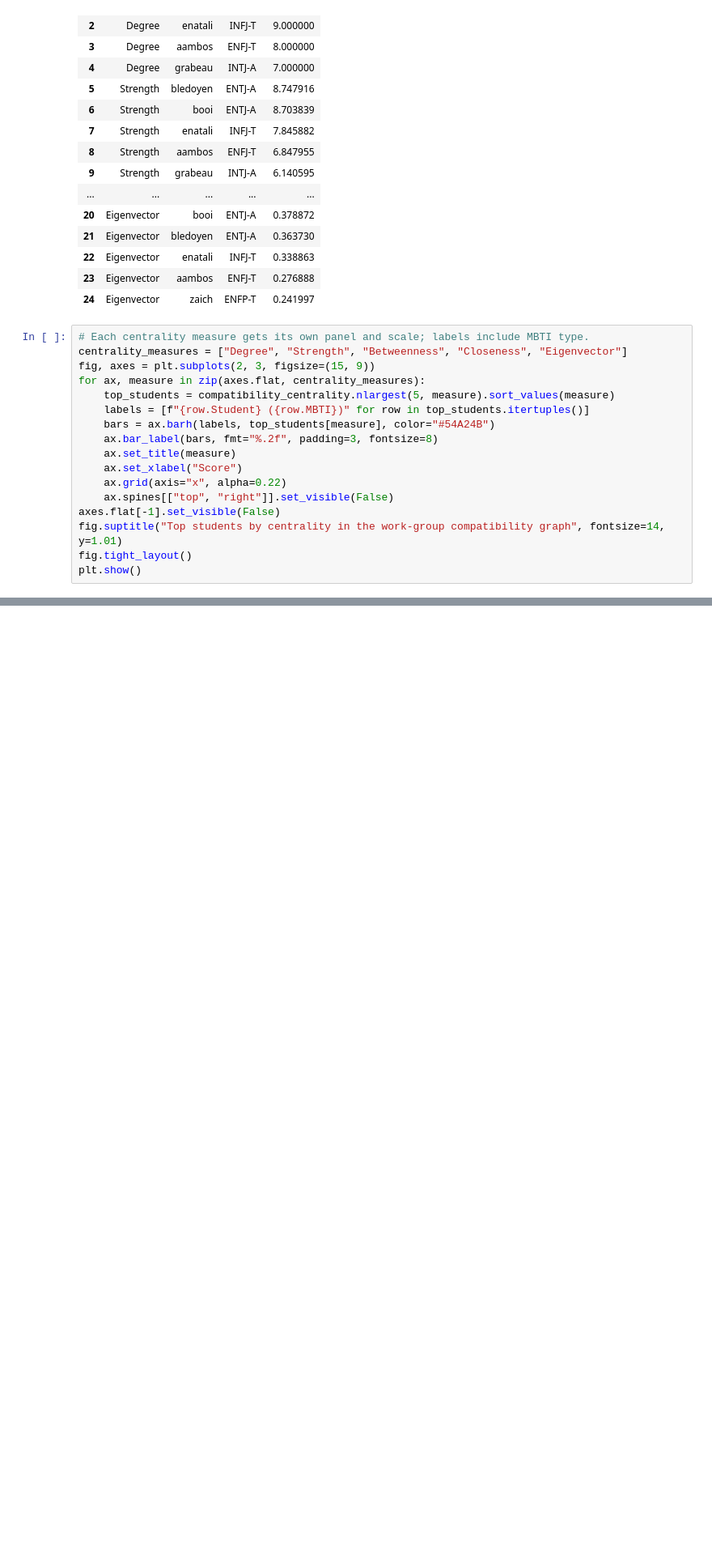
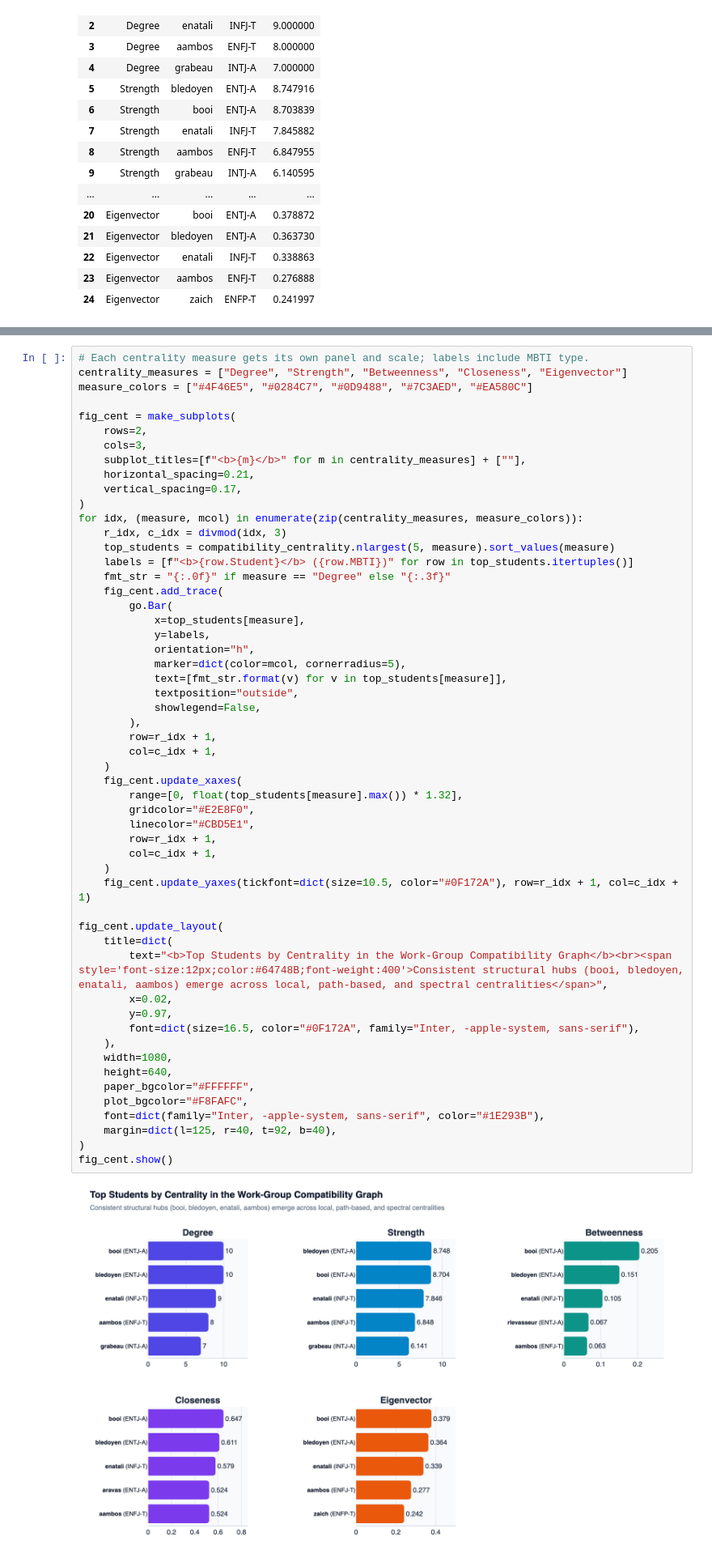
Before and after one commit to Waxguillermo/mbti-graph-analytics, a Jupyter notebook: base_notebook.ipynb, the cells around one changed output, grey strips where cells are left out. Shown at 81% size. Drawn from its saved outputs; the diff is of its cells as text; blank space fills up the shorter version.

```diff
--- a/base_notebook.ipynb
+++ b/base_notebook.ipynb
@@ -684,20 +1060,3 @@ display(top_compatibility_centrality)
 | 22 | Eigenvector | enatali | INFJ-T | 0.338863 |
 | 23 | Eigenvector | aambos | ENFJ-T | 0.276888 |
 | 24 | Eigenvector | zaich | ENFP-T | 0.241997 |
-# %%
-# Each centrality measure gets its own panel and scale; labels include MBTI type.
-centrality_measures = ["Degree", "Strength", "Betweenness", "Closeness", "Eigenvector"]
-fig, axes = plt.subplots(2, 3, figsize=(15, 9))
-for ax, measure in zip(axes.flat, centrality_measures):
-    top_students = compatibility_centrality.nlargest(5, measure).sort_values(measure)
-    labels = [f"{row.Student} ({row.MBTI})" for row in top_students.itertuples()]
-    bars = ax.barh(labels, top_students[measure], color="#54A24B")
-    ax.bar_label(bars, fmt="%.2f", padding=3, fontsize=8)
-    ax.set_title(measure)
-    ax.set_xlabel("Score")
-    ax.grid(axis="x", alpha=0.22)
-    ax.spines[["top", "right"]].set_visible(False)
-axes.flat[-1].set_visible(False)
-fig.suptitle("Top students by centrality in the work-group compatibility graph", fontsize=14, y=1.01)
-fig.tight_layout()
-plt.show()
@@ -706,3 +1063,59 @@ plt.show()
+# %%
+# Each centrality measure gets its own panel and scale; labels include MBTI type.
+centrality_measures = ["Degree", "Strength", "Betweenness", "Closeness", "Eigenvector"]
+measure_colors = ["#4F46E5", "#0284C7", "#0D9488", "#7C3AED", "#EA580C"]
+
+fig_cent = make_subplots(
+    rows=2,
+    cols=3,
+    subplot_titles=[f"<b>{m}</b>" for m in centrality_measures] + [""],
+    horizontal_spacing=0.21,
+    vertical_spacing=0.17,
+)
+for idx, (measure, mcol) in enumerate(zip(centrality_measures, measure_colors)):
+    r_idx, c_idx = divmod(idx, 3)
+    top_students = compatibility_centrality.nlargest(5, measure).sort_values(measure)
+    labels = [f"<b>{row.Student}</b> ({row.MBTI})" for row in top_students.itertuples()]
+    fmt_str = "{:.0f}" if measure == "Degree" else "{:.3f}"
+    fig_cent.add_trace(
+        go.Bar(
+            x=top_students[measure],
+            y=labels,
+            orientation="h",
+            marker=dict(color=mcol, cornerradius=5),
+            text=[fmt_str.format(v) for v in top_students[measure]],
+            textposition="outside",
+            showlegend=False,
+        ),
+        row=r_idx + 1,
+        col=c_idx + 1,
+    )
+    fig_cent.update_xaxes(
+        range=[0, float(top_students[measure].max()) * 1.32],
+        gridcolor="#E2E8F0",
+        linecolor="#CBD5E1",
+        row=r_idx + 1,
+        col=c_idx + 1,
+    )
+    fig_cent.update_yaxes(tickfont=dict(size=10.5, color="#0F172A"), row=r_idx + 1, col=c_idx + 1)
+
+fig_cent.update_layout(
+    title=dict(
+        text="<b>Top Students by Centrality in the Work-Group Compatibility Graph</b><br><span style='font-size:12px;color:#64748B;font-weight:400'>Consistent structural hubs (booi, bledoyen, enatali, aambos) emerge across local, path-based, and spectral centralities</span>",
+        x=0.02,
+        y=0.97,
+        font=dict(size=16.5, color="#0F172A", family="Inter, -apple-system, sans-serif"),
+    ),
+    width=1080,
+    height=640,
+    paper_bgcolor="#FFFFFF",
+    plot_bgcolor="#F8FAFC",
+    font=dict(family="Inter, -apple-system, sans-serif", color="#1E293B"),
+    margin=dict(l=125, r=40, t=92, b=40),
+)
+fig_cent.show()
+# %% [output]
+[figure, added]
 # %% [markdown]
 ## 7. Interactive HTML Graph
 
```
Also changed, not shown: parts of 9 cells of this notebook.
